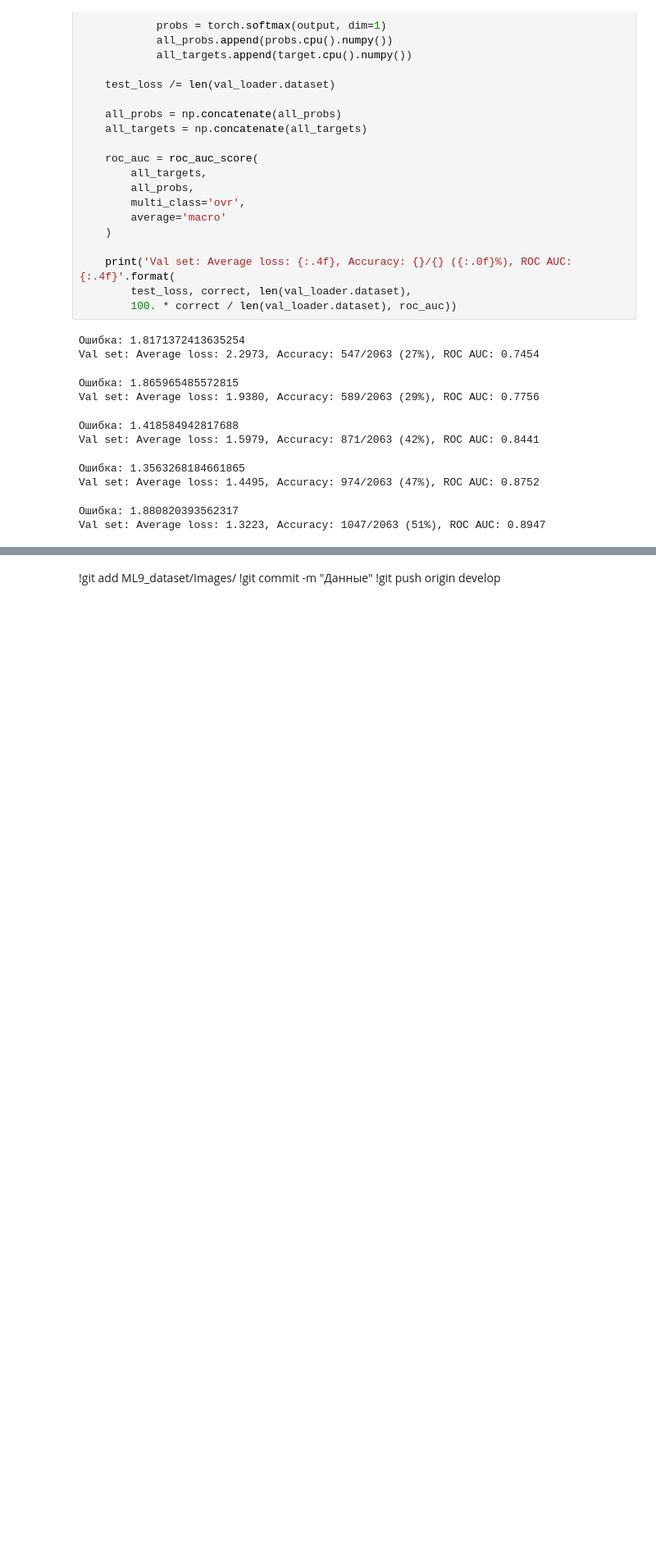
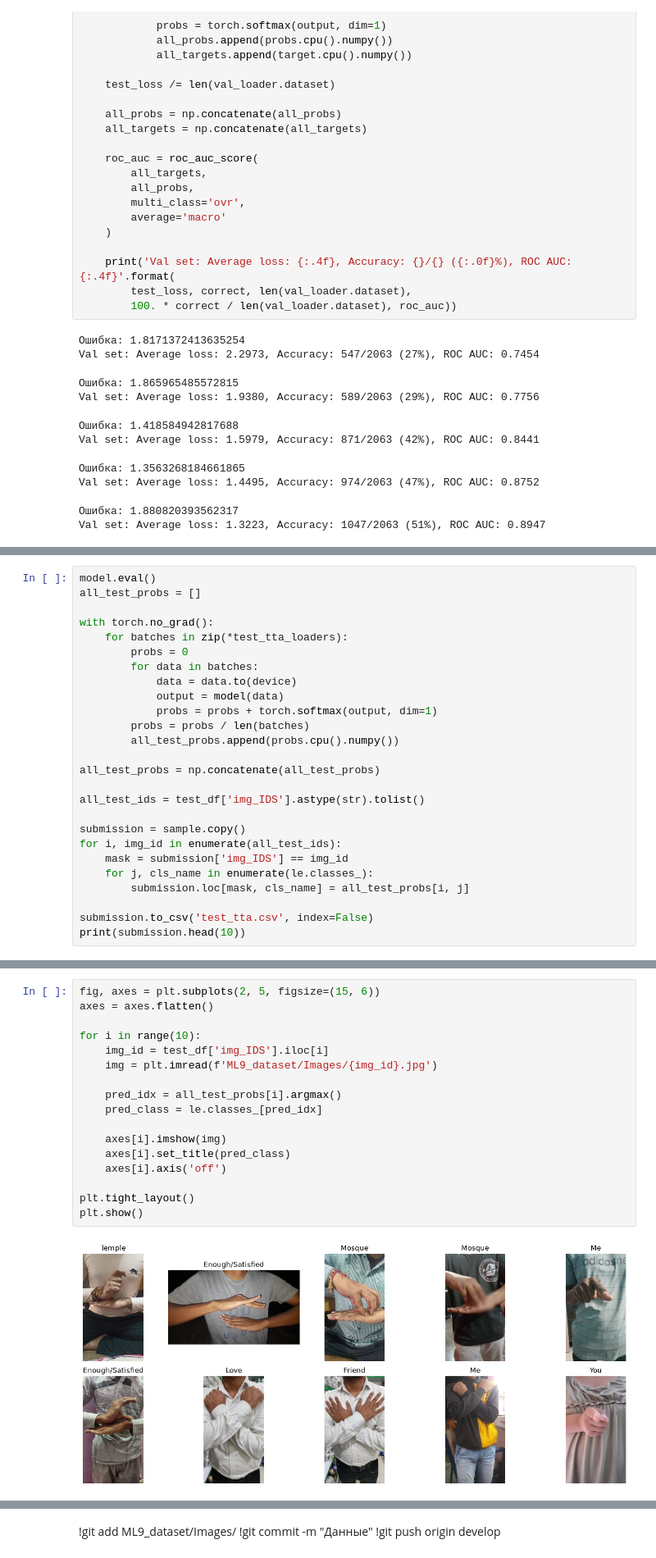
Before and after one commit to Magrusha/ds_mlp-backprop-from-scratch, a Jupyter notebook: src/ml9.ipynb, the cells around one changed output, grey strips where cells are left out. Shown at 82% size. Drawn from its saved outputs; the diff is of its cells as text; blank space fills up the shorter version.

```diff
--- a/src/ml9.ipynb
+++ b/src/ml9.ipynb
@@ -721,0 +944,26 @@ Val set: Average loss: 1.3223, Accuracy: 1047/2063 (51%), ROC AUC: 0.8947
+# %%
+model.eval()
+all_test_probs = []
+
+with torch.no_grad():
+    for batches in zip(*test_tta_loaders):
+        probs = 0
+        for data in batches:
+            data = data.to(device)
+            output = model(data)
+            probs = probs + torch.softmax(output, dim=1)
+        probs = probs / len(batches)
+        all_test_probs.append(probs.cpu().numpy())
+
+all_test_probs = np.concatenate(all_test_probs)
+
+all_test_ids = test_df['img_IDS'].astype(str).tolist()
+
+submission = sample.copy()
+for i, img_id in enumerate(all_test_ids):
+    mask = submission['img_IDS'] == img_id
+    for j, cls_name in enumerate(le.classes_):
+        submission.loc[mask, cls_name] = all_test_probs[i, j]
+
+submission.to_csv('test_tta.csv', index=False)
+print(submission.head(10))
@@ -722,2 +988,21 @@ Val set: Average loss: 1.3223, Accuracy: 1047/2063 (51%), ROC AUC: 0.8947
+# %%
+fig, axes = plt.subplots(2, 5, figsize=(15, 6))
+axes = axes.flatten()
+
+for i in range(10):
+    img_id = test_df['img_IDS'].iloc[i]
+    img = plt.imread(f'ML9_dataset/Images/{img_id}.jpg')
+
+    pred_idx = all_test_probs[i].argmax()
+    pred_class = le.classes_[pred_idx]
+
+    axes[i].imshow(img)
+    axes[i].set_title(pred_class)
+    axes[i].axis('off')
+
+plt.tight_layout()
+plt.show()
+# %% [output]
+[figure, added]
 # %% [markdown]
 !git add ml9.ipynb
```
Also changed, not shown: parts of 19 cells of this notebook.
